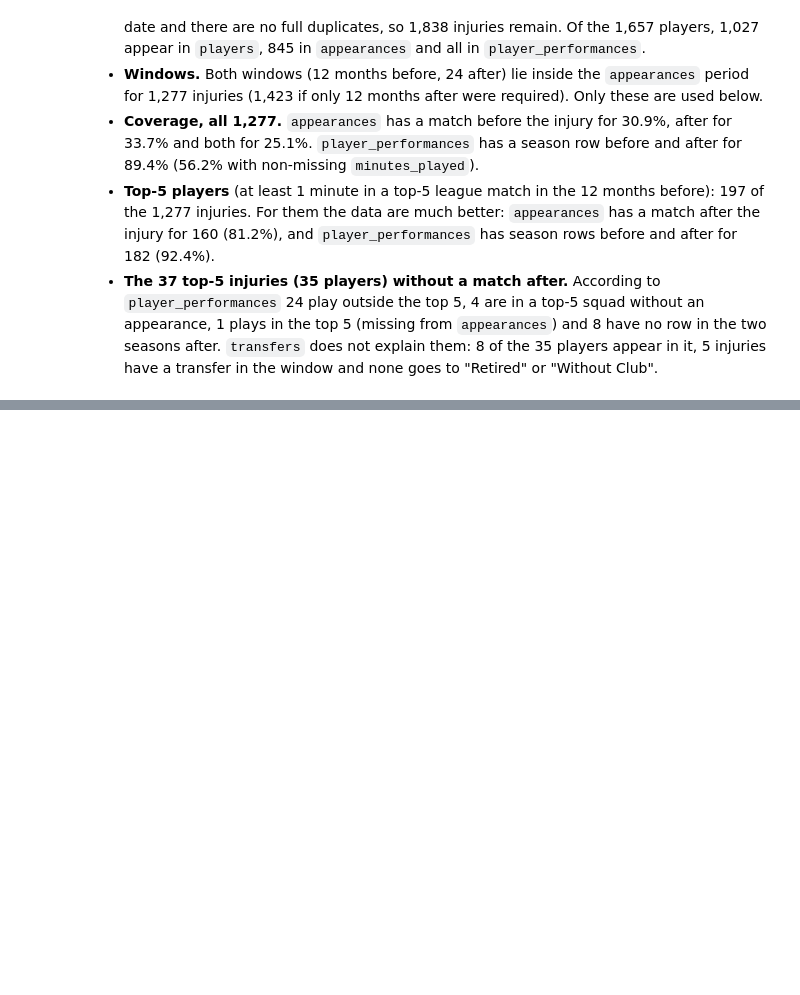
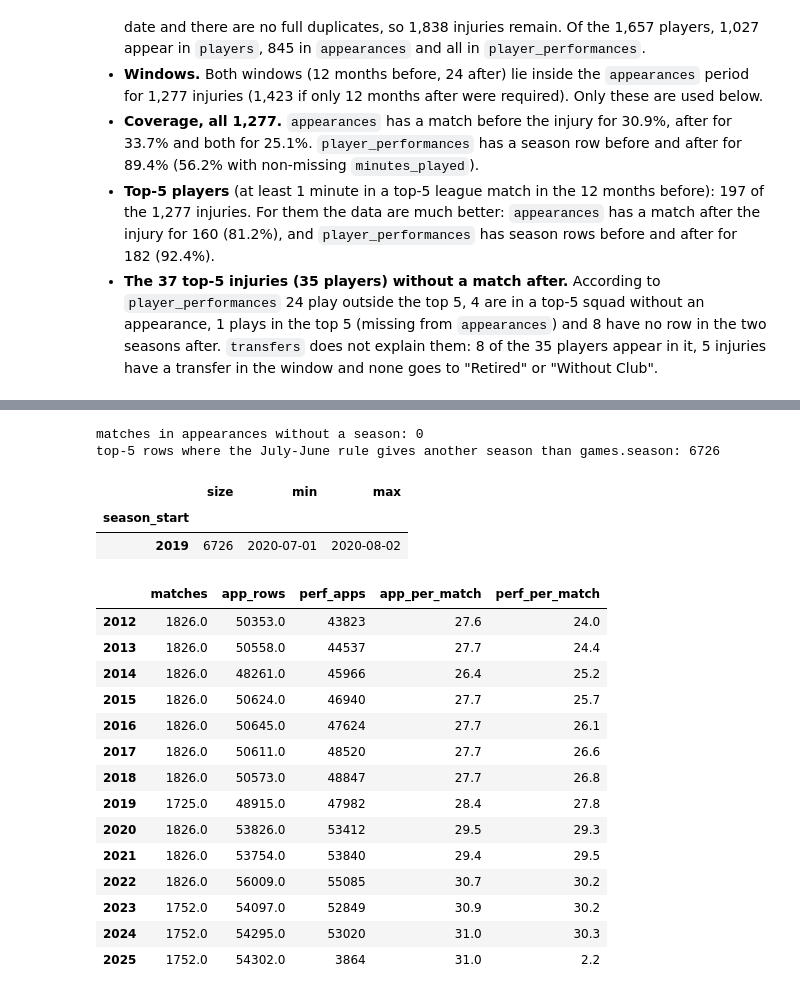
Before and after one commit to karolcecula/meniscus-injuries-football, a Jupyter notebook: notebooks/01_data_audit.ipynb, the cells around one changed output, grey strips where cells are left out. Saved outputs shown, nothing was run; the diff lists cells and outputs as text; code cells hidden in the pictures; blank space fills up the shorter version.

Commit message:
Step 2: compare appearances and player_performances

```diff
--- a/notebooks/01_data_audit.ipynb
+++ b/notebooks/01_data_audit.ipynb
@@ -629,0 +648,41 @@ Name: count, dtype: int64
+# %%
+# 2.1 Season of a match: from games.season, not from the date ------------------
+season_by_game = games.set_index("game_id")["season"]
+appearances["season_start"] = appearances["game_id"].map(season_by_game)
+print("matches in appearances without a season:", appearances["season_start"].isna().sum())
+
+by_date = np.where(appearances["date"].dt.month >= 7, appearances["date"].dt.year, appearances["date"].dt.year - 1)
+differs = (by_date != appearances["season_start"]) & appearances["competition_id"].isin(TOP5)
+print("top-5 rows where the July-June rule gives another season than games.season:", differs.sum())
+display(appearances.loc[differs].groupby("season_start")["date"].agg(["size", "min", "max"]))
+
+# 2.1 Which seasons can we compare? Appearances per match in the top-5 leagues -----
+chk = pd.DataFrame({
+    "matches": games[games["competition_id"].isin(TOP5)].groupby("season").size(),
+    "app_rows": appearances[appearances["competition_id"].isin(TOP5)].groupby("season_start").size(),
+    "perf_apps": player_performances[player_performances["competition_id"].isin(TOP5)].groupby("season_start")["nb_on_pitch"].sum(),
+}).loc[2012:2025]
+chk["app_per_match"] = (chk["app_rows"] / chk["matches"]).round(1)
+chk["perf_per_match"] = (chk["perf_apps"] / chk["matches"]).round(1)
+chk
+# %% [output]
+matches in appearances without a season: 0
+top-5 rows where the July-June rule gives another season than games.season: 6726
+|  | size | min | max |
+| season_start |  |  |  |
+| 2019 | 6726 | 2020-07-01 | 2020-08-02 |
+|  | matches | app_rows | perf_apps | app_per_match | perf_per_match |
+| 2012 | 1826.0 | 50353.0 | 43823 | 27.6 | 24.0 |
+| 2013 | 1826.0 | 50558.0 | 44537 | 27.7 | 24.4 |
+| 2014 | 1826.0 | 48261.0 | 45966 | 26.4 | 25.2 |
+| 2015 | 1826.0 | 50624.0 | 46940 | 27.7 | 25.7 |
+| 2016 | 1826.0 | 50645.0 | 47624 | 27.7 | 26.1 |
+| 2017 | 1826.0 | 50611.0 | 48520 | 27.7 | 26.6 |
+| 2018 | 1826.0 | 50573.0 | 48847 | 27.7 | 26.8 |
+| 2019 | 1725.0 | 48915.0 | 47982 | 28.4 | 27.8 |
+| 2020 | 1826.0 | 53826.0 | 53412 | 29.5 | 29.3 |
+| 2021 | 1826.0 | 53754.0 | 53840 | 29.4 | 29.5 |
+| 2022 | 1826.0 | 56009.0 | 55085 | 30.7 | 30.2 |
+| 2023 | 1752.0 | 54097.0 | 52849 | 30.9 | 30.2 |
+| 2024 | 1752.0 | 54295.0 | 53020 | 31.0 | 30.3 |
+| 2025 | 1752.0 | 54302.0 | 3864 | 31.0 | 2.2 |
```
Also changed, not shown: parts of 19 cells of this notebook.
